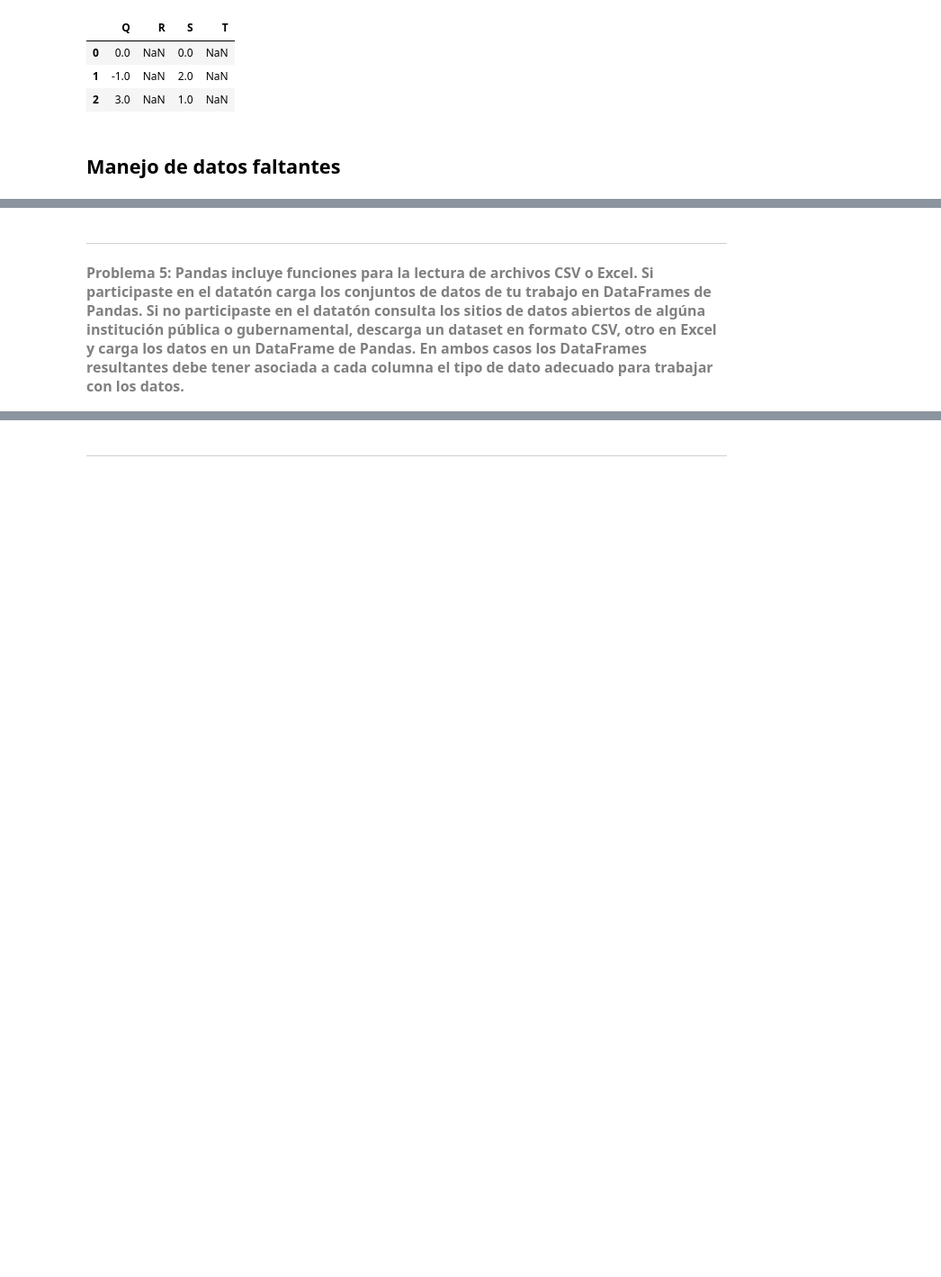
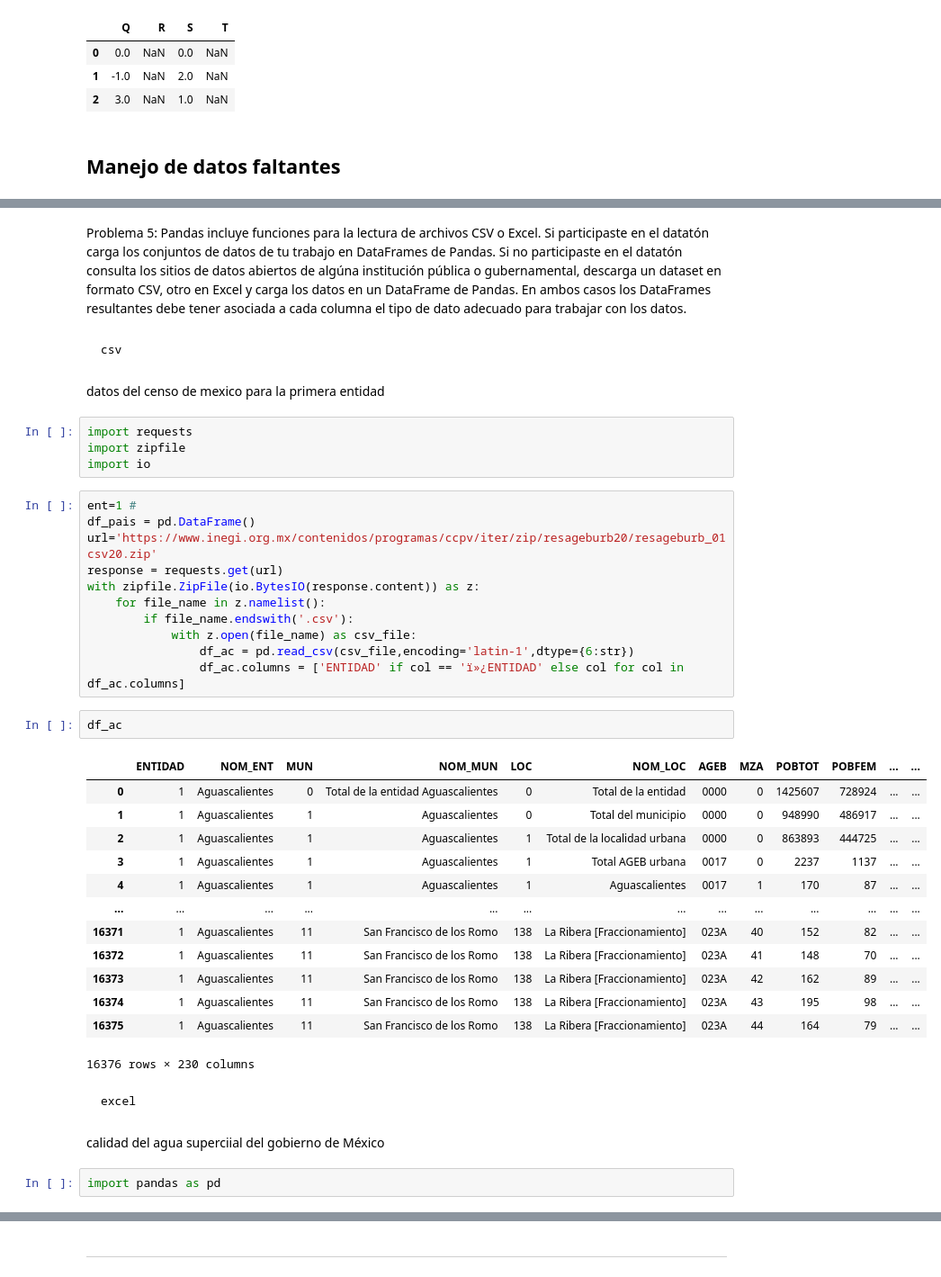
Before and after one commit to felytz/python, a Jupyter notebook: MCD/PCD/C-Pandas-01.ipynb, the cells around one changed output, grey strips where cells are left out. Shown at 90% size. Saved outputs shown, nothing was run; the diff lists cells and outputs as text; blank space fills up the shorter version.

```diff
--- a/MCD/PCD/C-Pandas-01.ipynb
+++ b/MCD/PCD/C-Pandas-01.ipynb
@@ -887,10 +1200,48 @@ a
 # %% [markdown]
----
-<span style="color: gray; font-weight: bold;font-size: 16px;">
 Problema 5: Pandas incluye funciones para la lectura de archivos CSV o Excel.
 Si participaste en el datatón carga los conjuntos de datos de tu trabajo en DataFrames
 de Pandas. Si no participaste en el datatón consulta los sitios de datos abiertos de
 algúna institución pública o gubernamental, descarga un dataset en formato CSV, otro
 en Excel y carga los datos en un DataFrame de Pandas. En ambos casos los DataFrames
 resultantes debe tener asociada a cada columna el tipo de dato adecuado para trabajar con los datos.
-<span>
+# %% [markdown]
+    csv
+# %% [markdown]
+datos del censo de mexico para la primera entidad
+# %%
+import requests
+import zipfile
+import io
+# %%
+ent=1 #
+df_pais = pd.DataFrame()
+url='https://www.inegi.org.mx/contenidos/programas/ccpv/iter/zip/resageburb20/resageburb_01csv20.zip'
+response = requests.get(url)
+with zipfile.ZipFile(io.BytesIO(response.content)) as z:
+    for file_name in z.namelist():
+        if file_name.endswith('.csv'):
+            with z.open(file_name) as csv_file:
+                df_ac = pd.read_csv(csv_file,encoding='latin-1',dtype={6:str})
+                df_ac.columns = ['ENTIDAD' if col == 'ï»¿ENTIDAD' else col for col in df_ac.columns]
+# %%
+df_ac
+# %% [output]
+|  | ENTIDAD | NOM_ENT | MUN | NOM_MUN | LOC | NOM_LOC | AGEB | MZA | POBTOT | POBFEM | ... | ... |
+| 0 | 1 | Aguascalientes | 0 | Total de la entidad Aguascalientes | 0 | Total de la entidad | 0000 | 0 | 1425607 | 728924 | ... | ... |
+| 1 | 1 | Aguascalientes | 1 | Aguascalientes | 0 | Total del municipio | 0000 | 0 | 948990 | 486917 | ... | ... |
+| 2 | 1 | Aguascalientes | 1 | Aguascalientes | 1 | Total de la localidad urbana | 0000 | 0 | 863893 | 444725 | ... | ... |
+| 3 | 1 | Aguascalientes | 1 | Aguascalientes | 1 | Total AGEB urbana | 0017 | 0 | 2237 | 1137 | ... | ... |
+| 4 | 1 | Aguascalientes | 1 | Aguascalientes | 1 | Aguascalientes | 0017 | 1 | 170 | 87 | ... | ... |
+| ... | ... | ... | ... | ... | ... | ... | ... | ... | ... | ... | ... | ... |
+| 16371 | 1 | Aguascalientes | 11 | San Francisco de los Romo | 138 | La Ribera [Fraccionamiento] | 023A | 40 | 152 | 82 | ... | ... |
+| 16372 | 1 | Aguascalientes | 11 | San Francisco de los Romo | 138 | La Ribera [Fraccionamiento] | 023A | 41 | 148 | 70 | ... | ... |
+| 16373 | 1 | Aguascalientes | 11 | San Francisco de los Romo | 138 | La Ribera [Fraccionamiento] | 023A | 42 | 162 | 89 | ... | ... |
+| 16374 | 1 | Aguascalientes | 11 | San Francisco de los Romo | 138 | La Ribera [Fraccionamiento] | 023A | 43 | 195 | 98 | ... | ... |
+| 16375 | 1 | Aguascalientes | 11 | San Francisco de los Romo | 138 | La Ribera [Fraccionamiento] | 023A | 44 | 164 | 79 | ... | ... |
+16376 rows × 230 columns
+# %% [markdown]
+    excel
+# %% [markdown]
+calidad del agua superciial del gobierno de México
+# %%
+import pandas as pd
```
Also changed, not shown: parts of 100 cells of this notebook.
